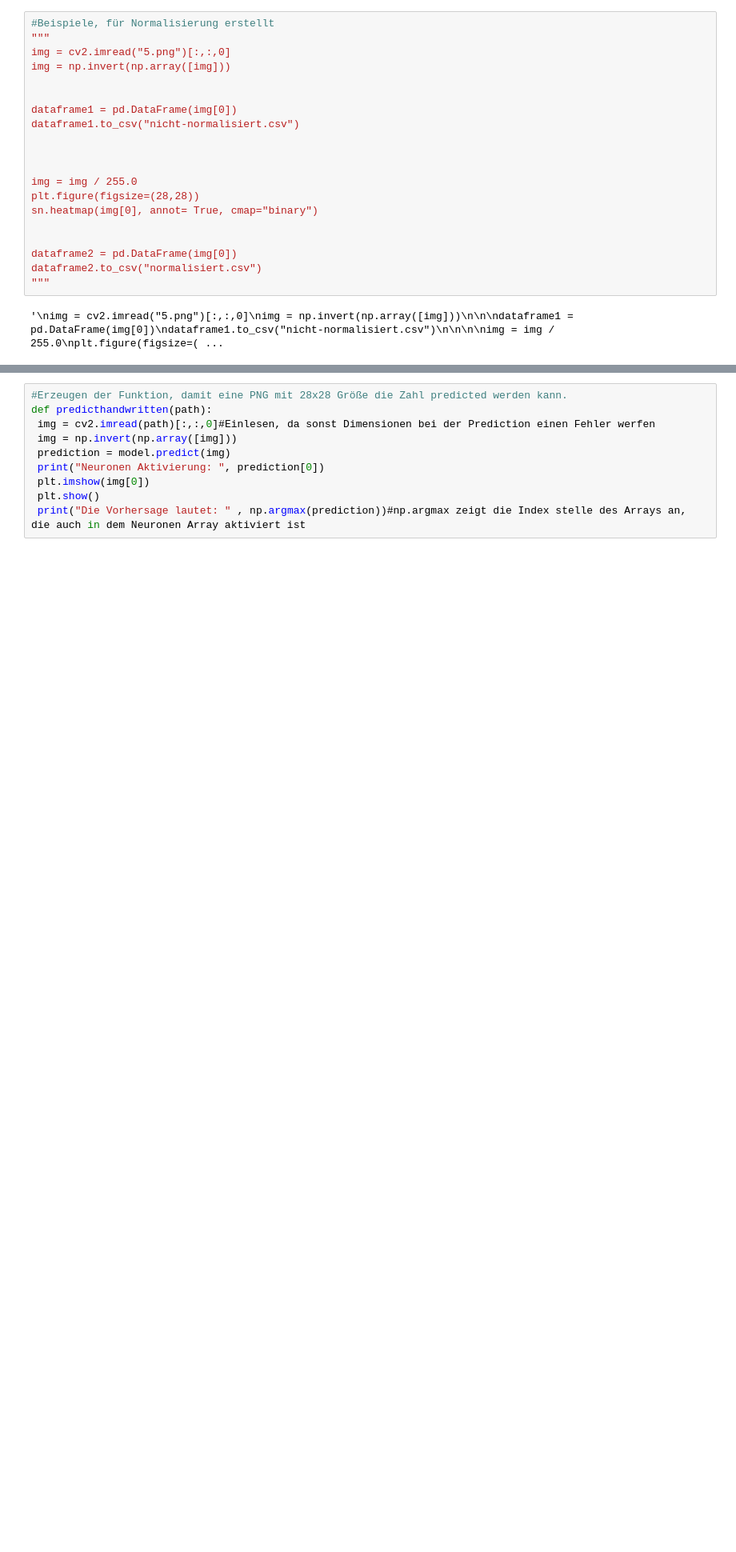
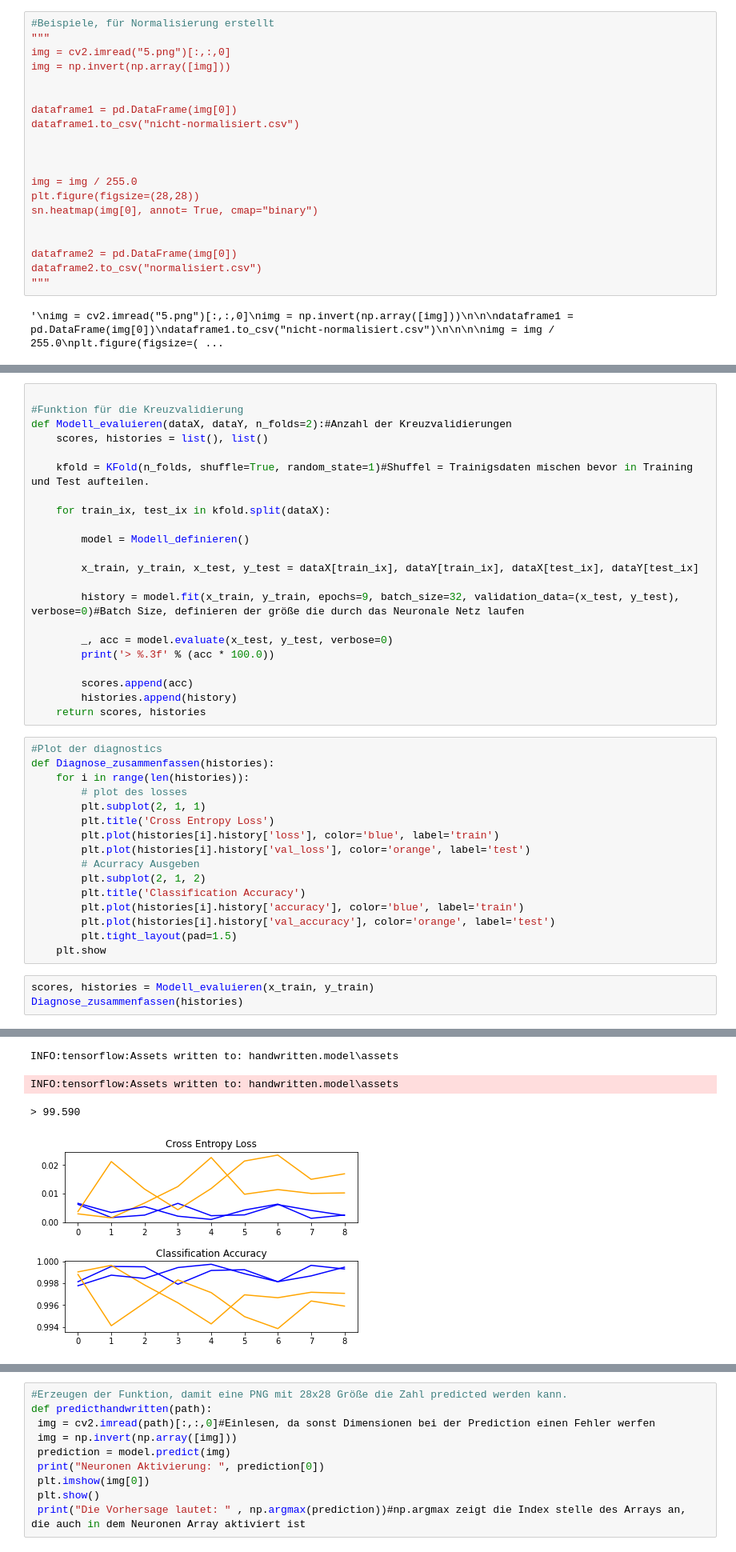
Before and after one commit to MarioS040/bigdata, a Jupyter notebook: main.ipynb, the cells around one changed output, grey strips where cells are left out. Shown at 80% size. Drawn from its saved outputs; the diff is of its cells as text; blank space fills up the shorter version.

```diff
--- a/main.ipynb
+++ b/main.ipynb
@@ -78,0 +65,42 @@ INFO:tensorflow:Assets written to: handwritten.model\assets
+# %%
+
+#Funktion für die Kreuzvalidierung
+def Modell_evaluieren(dataX, dataY, n_folds=2):#Anzahl der Kreuzvalidierungen
+	scores, histories = list(), list()
+
+	kfold = KFold(n_folds, shuffle=True, random_state=1)#Shuffel = Trainigsdaten mischen bevor in Training und Test aufteilen.
+
+	for train_ix, test_ix in kfold.split(dataX):
+
+		model = Modell_definieren()
+
+		x_train, y_train, x_test, y_test = dataX[train_ix], dataY[train_ix], dataX[test_ix], dataY[test_ix]
+
+		history = model.fit(x_train, y_train, epochs=9, batch_size=32, validation_data=(x_test, y_test), verbose=0)#Batch Size, definieren der größe die durch das Neuronale Netz laufen
+
+		_, acc = model.evaluate(x_test, y_test, verbose=0)
+		print('> %.3f' % (acc * 100.0))
+
+		scores.append(acc)
+		histories.append(history)
+	return scores, histories
+# %%
+#Plot der diagnostics
+def Diagnose_zusammenfassen(histories):
+	for i in range(len(histories)):
+		# plot des losses
+		plt.subplot(2, 1, 1)
+		plt.title('Cross Entropy Loss')
+		plt.plot(histories[i].history['loss'], color='blue', label='train')
+		plt.plot(histories[i].history['val_loss'], color='orange', label='test')
+		# Acurracy Ausgeben
+		plt.subplot(2, 1, 2)
+		plt.title('Classification Accuracy')
+		plt.plot(histories[i].history['accuracy'], color='blue', label='train')
+		plt.plot(histories[i].history['val_accuracy'], color='orange', label='test')
+		plt.tight_layout(pad=1.5)
+	plt.show
+# %%
+scores, histories = Modell_evaluieren(x_train, y_train)
+Diagnose_zusammenfassen(histories)
+# %% [output]
@@ -79,2 +148,6 @@ INFO:tensorflow:Assets written to: handwritten.model\assets
+INFO:tensorflow:Assets written to: handwritten.model\assets
+INFO:tensorflow:Assets written to: handwritten.model\assets
+> 99.590
+[figure, added]
 # %%
 #Durchführen, falls das Model nicht erneuet trainiert werden soll, Lädt das bereits trainierte Modell neu ein
```
Also changed, not shown: parts of 7 cells of this notebook, 4 other files.
